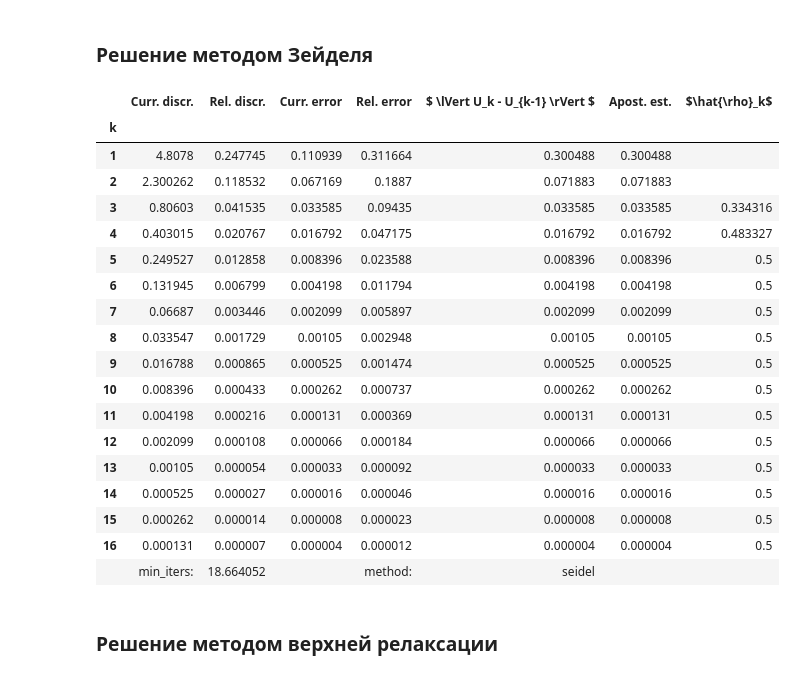
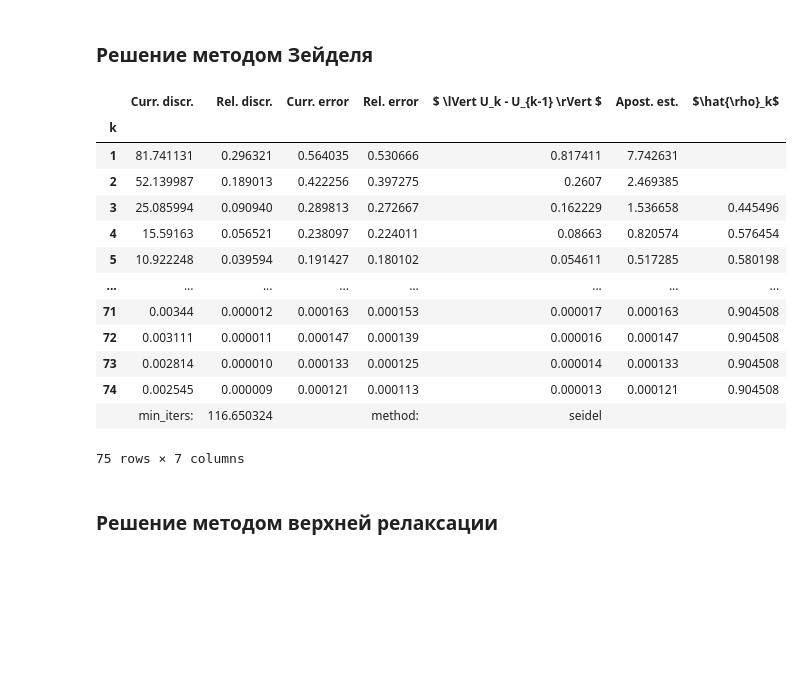
Before and after one commit to dmitry-grigorev/ComputationalWorkshop, a Jupyter notebook: Term7/Task1.ipynb, the cells around one changed output. Cells and saved outputs as stored; diff of their text form; code cells hidden in the pictures; blank space fills up the shorter version.

```diff
--- a/Term7/Task1.ipynb
+++ b/Term7/Task1.ipynb
@@ -12,7 +12,7 @@ np.set_printoptions(precision=4)
 ### $u(x,0) \equiv 0$
 ### $u(x,1) = 2x^3$
 # %%
-N = 5
+N = 11
 a_x = 0
 b_x = 1
 a_y = 0
@@ -27,7 +27,7 @@ u_expected = lambda x,y: 2*x**3*y**3
 # %% [markdown]
 ### Задаём начальное приближение с помощью начальных данных
 # %%
-def init_U():
+def init_U(N):
     U = np.zeros(shape = (N, N))
     for i in range(N):
         U[i, N - 1] = ux1(i*h)
@@ -35,12 +35,13 @@ def init_U():
         U[N - 1, j] = u1y(j*h)
     return U
 
-U = init_U()
+def build_init_expected_and_F(N, h, u_expected, ux1, u1y, f):
+    U = init_U(N)
 
-U_expected = U.copy() # задаём границы
-U_expected[1:iN+1,1:iN+1] = np.array([[u_expected(i*h,j*h) for j in range(1, iN+1)] for i in range(1, iN+1)])
-
-F = np.array([[f(i*h, j*h) for j in range(1, iN+1)] for i in range(1,iN+1)])
+    U_expected = U.copy() # задаём границы
+    U_expected[1:N-1,1:N-1] = np.array([[u_expected(i*h,j*h) for j in range(1, N-1)] for i in range(1, N-1)])
+    F = np.array([[f(i*h, j*h) for j in range(1, N-1)] for i in range(1,N-1)])
+    return {'init': U, 'expected': U_expected, 'F': F}
 # %%
 class DESolver:
     def __init__(self, grid_step, N, eps = 1e-5):
@@ -55,6 +56,7 @@ class DESolver:
                                'over-relaxation': {'min_iters': 2*np.log(1/eps)/(np.pi*h),
                                                 'spectral_rad': np.cos(np.pi * h),
                                                 'opt_parameter': 2/(1 + np.sin(np.pi * h))}}
+        self.N = N
         self.iN = N - 2
         C = np.matrix([[4, -1] + (N-2)*[0]] +
               [ k*[0] + [-1, 4, -1] + (N - 3 - k)*[0] for k in range(0, N - 2)] +
@@ -75,18 +77,18 @@ class DESolver:
         return self.lastsol
 
     def seidel_method_iter(self, U, F,params = None):
-        for k in range(1, iN+1):
-            for i in range(k, iN+1):
+        for k in range(1, self.iN+1):
+            for i in range(k, self.iN+1):
                 self.lastsol[i, k] = 0.25*(self.lastsol[i-1, k]+U[i+1,k]+self.lastsol[i, k-1]+U[i, k+1]+F[i-1,k-1]*self.h**2)
-            for j in range(k+1, iN+1):
+            for j in range(k+1, self.iN+1):
                 self.lastsol[k, j] = 0.25*(self.lastsol[k-1, j]+U[k+1,j]+self.lastsol[k, j-1]+U[k, j+1]+F[k-1,j-1]*self.h**2)
         return self.lastsol
 
     def overrelaxation_method_iter(self, U, F,params):
-            for k in range(1, iN+1):
-                for i in range(k, iN+1):
+            for k in range(1, self.iN+1):
+                for i in range(k, self.iN+1):
                     self.lastsol[i, k] = (1-params['opt'])*U[i,k] + 0.25*params['opt']*(self.lastsol[i-1, k]+U[i+1,k]+self.lastsol[i, k-1]+U[i, k+1]+F[i-1,k-1]*self.h**2)
-                for j in range(k+1, iN+1):
+                for j in range(k+1, self.iN+1):
                     self.lastsol[k, j] = (1-params['opt'])*U[k,j] + 0.25*params['opt']*(self.lastsol[k-1, j]+U[k+1,j]+self.lastsol[k, j-1]+U[k, j+1]+F[k-1,j-1]*self.h**2)
             return self.lastsol
 
@@ -96,9 +98,9 @@ class DESolver:
         apost_est = apost_est_coef * iter_diff
         spec_rad_est = ' ' if iter < 2 else np.sqrt(self.iter_diffs[iter % 3]/ self.iter_diffs[(iter - 2) % 3] )
 
-        U_reshaped = np.reshape(self.lastsol, newshape=(N**2, 1)) # преобразуем матрицу сетки к вектору
+        U_reshaped = np.reshape(self.lastsol, newshape=(self.N**2, 1)) # преобразуем матрицу сетки к вектору
         AU = self.mmatrix @ U_reshaped
-        AU_reshaped_cut = np.reshape(AU, newshape=(N, N))[1:iN+1, 1:iN+1]
+        AU_reshaped_cut = np.reshape(AU, newshape=(self.N, self.N))[1:self.iN+1, 1:self.iN+1]
 
         error = np.max(np.abs(self.lastsol - U_expected))
         discrepancy = np.max(np.abs(AU_reshaped_cut - F))
@@ -115,14 +117,15 @@ class DESolver:
             self.iter_diffs = np.zeros(shape = 3)
             if method_parameters is None and method == 'over-relaxation':
                 method_parameters = {'opt': self.methods_params['over-relaxation']['opt_parameter']}
+
         apost_est_coef = self.methods_params[method]['spectral_rad']/ (1 - self.methods_params[method]['spectral_rad'])
         init_error = np.max(np.abs(U_init - U_expected))
         U = U_init.copy()
         self.lastsol = U.copy()
 
-        U_reshaped = np.reshape(U, newshape=(N**2, 1)) # преобразуем матрицу сетки к вектору
+        U_reshaped = np.reshape(U, newshape=(self.N**2, 1)) # преобразуем матрицу сетки к вектору
         AU = self.mmatrix@U_reshaped
-        AU_reshaped_cut = np.reshape(AU, newshape=(N, N))[1:iN+1, 1:iN+1]
+        AU_reshaped_cut = np.reshape(AU, newshape=(self.N, self.N))[1:self.iN+1, 1:self.iN+1]
 
         init_discrepancy = np.max(np.abs(AU_reshaped_cut - F))
         output_list = list()
@@ -147,3 +148,9 @@ solver = DESolver(h, N)
+# %%
+solver = DESolver(h, N)
+initials = build_init_expected_and_F(N, h, u_expected,ux1, u1y, f)
+U_init = initials['init']
+U_expected = initials['expected']
+F = initials['F']
 # %% [markdown]
 ### Решение методом простой итерации
 # %%
@@ -172,29 +175,24 @@ iter_summary['output'][::]
 # %% [markdown]
 ### Решение методом Зейделя
 # %%
-iter_summary = solver.solve(U, method = 'seidel', U_expected = U_expected, F = F)
+iter_summary = solver.solve(U_init, method = 'seidel', U_expected = U_expected, F = F)
 solU_s = iter_summary['solution']
 iter_summary['output'][::]
 # %% [output]
 |  | Curr. discr. | Rel. discr. | Curr. error | Rel. error | $ \lVert U_k - U_{k-1} \rVert $ | Apost. est. | $\hat{\rho}_k$ |
 | k |  |  |  |  |  |  |  |
-| 1 | 4.8078 | 0.247745 | 0.110939 | 0.311664 | 0.300488 | 0.300488 |  |
-| 2 | 2.300262 | 0.118532 | 0.067169 | 0.1887 | 0.071883 | 0.071883 |  |
-| 3 | 0.80603 | 0.041535 | 0.033585 | 0.09435 | 0.033585 | 0.033585 | 0.334316 |
-| 4 | 0.403015 | 0.020767 | 0.016792 | 0.047175 | 0.016792 | 0.016792 | 0.483327 |
-| 5 | 0.249527 | 0.012858 | 0.008396 | 0.023588 | 0.008396 | 0.008396 | 0.5 |
-| 6 | 0.131945 | 0.006799 | 0.004198 | 0.011794 | 0.004198 | 0.004198 | 0.5 |
-| 7 | 0.06687 | 0.003446 | 0.002099 | 0.005897 | 0.002099 | 0.002099 | 0.5 |
-| 8 | 0.033547 | 0.001729 | 0.00105 | 0.002948 | 0.00105 | 0.00105 | 0.5 |
-| 9 | 0.016788 | 0.000865 | 0.000525 | 0.001474 | 0.000525 | 0.000525 | 0.5 |
-| 10 | 0.008396 | 0.000433 | 0.000262 | 0.000737 | 0.000262 | 0.000262 | 0.5 |
-| 11 | 0.004198 | 0.000216 | 0.000131 | 0.000369 | 0.000131 | 0.000131 | 0.5 |
-| 12 | 0.002099 | 0.000108 | 0.000066 | 0.000184 | 0.000066 | 0.000066 | 0.5 |
-| 13 | 0.00105 | 0.000054 | 0.000033 | 0.000092 | 0.000033 | 0.000033 | 0.5 |
-| 14 | 0.000525 | 0.000027 | 0.000016 | 0.000046 | 0.000016 | 0.000016 | 0.5 |
-| 15 | 0.000262 | 0.000014 | 0.000008 | 0.000023 | 0.000008 | 0.000008 | 0.5 |
-| 16 | 0.000131 | 0.000007 | 0.000004 | 0.000012 | 0.000004 | 0.000004 | 0.5 |
-|  | min_iters: | 18.664052 |  | method: | seidel |  |  |
+| 1 | 81.741131 | 0.296321 | 0.564035 | 0.530666 | 0.817411 | 7.742631 |  |
+| 2 | 52.139987 | 0.189013 | 0.422256 | 0.397275 | 0.2607 | 2.469385 |  |
+| 3 | 25.085994 | 0.090940 | 0.289813 | 0.272667 | 0.162229 | 1.536658 | 0.445496 |
+| 4 | 15.59163 | 0.056521 | 0.238097 | 0.224011 | 0.08663 | 0.820574 | 0.576454 |
+| 5 | 10.922248 | 0.039594 | 0.191427 | 0.180102 | 0.054611 | 0.517285 | 0.580198 |
+| ... | ... | ... | ... | ... | ... | ... | ... |
+| 71 | 0.00344 | 0.000012 | 0.000163 | 0.000153 | 0.000017 | 0.000163 | 0.904508 |
+| 72 | 0.003111 | 0.000011 | 0.000147 | 0.000139 | 0.000016 | 0.000147 | 0.904508 |
+| 73 | 0.002814 | 0.000010 | 0.000133 | 0.000125 | 0.000014 | 0.000133 | 0.904508 |
+| 74 | 0.002545 | 0.000009 | 0.000121 | 0.000113 | 0.000013 | 0.000121 | 0.904508 |
+|  | min_iters: | 116.650324 |  | method: | seidel |  |  |
+75 rows × 7 columns
 # %% [markdown]
 ### Решение методом верхней релаксации
 # %%
```
Also changed, not shown: parts of 10 cells of this notebook.
